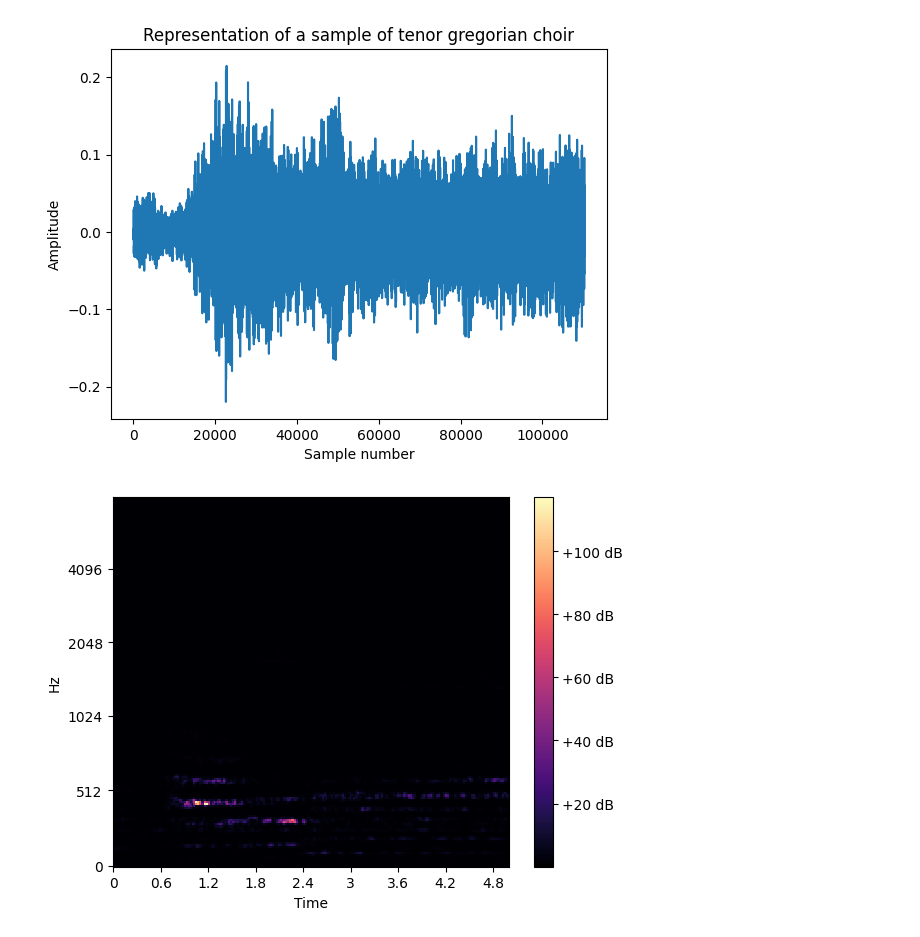
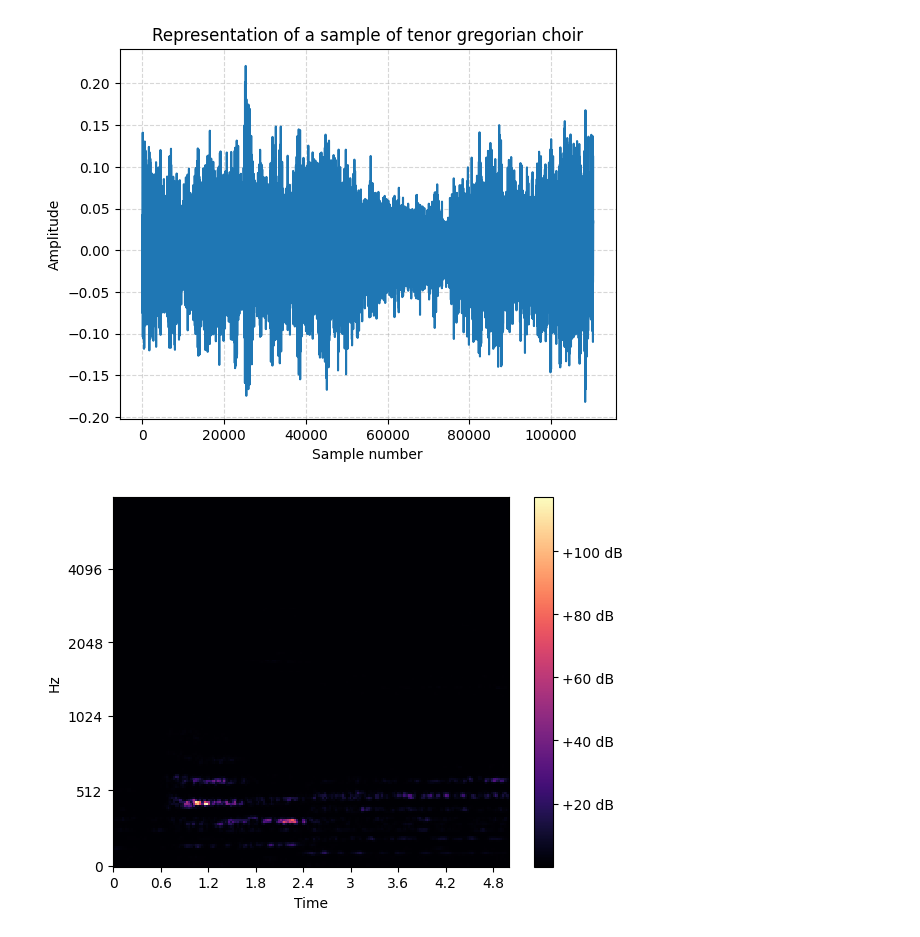
Before and after one commit to MarcoGuzzoC/Audio_Choir_Generator, a Jupyter notebook: Gregorian_data.ipynb, the cells around one changed output. Cells and saved outputs as stored; diff of their text form; code cells hidden in the pictures.

```diff
--- a/Gregorian_data.ipynb
+++ b/Gregorian_data.ipynb
@@ -13,16 +13,17 @@ li = []
 for i in range(0,len(sig)-t,t):
     li.append(sig[i:i+t])
 # %%
-snd_1 = li[100]
+snd_1 = li[450]
 # %%
 plt.figure()
 plt.plot(snd_1)
 plt.xlabel("Sample number")
 plt.ylabel("Amplitude")
+plt.grid(alpha=.5, ls='--')
 plt.title("Representation of a sample of tenor gregorian choir")
 plt.show()
 # %% [output]
-[figure, old version]
+[figure, new version]
 # %%
 hl = 512 # number of samples per time-step in spectrogram
 hi = 216 # Height of image
```
Also changed, not shown: 8 other files.
